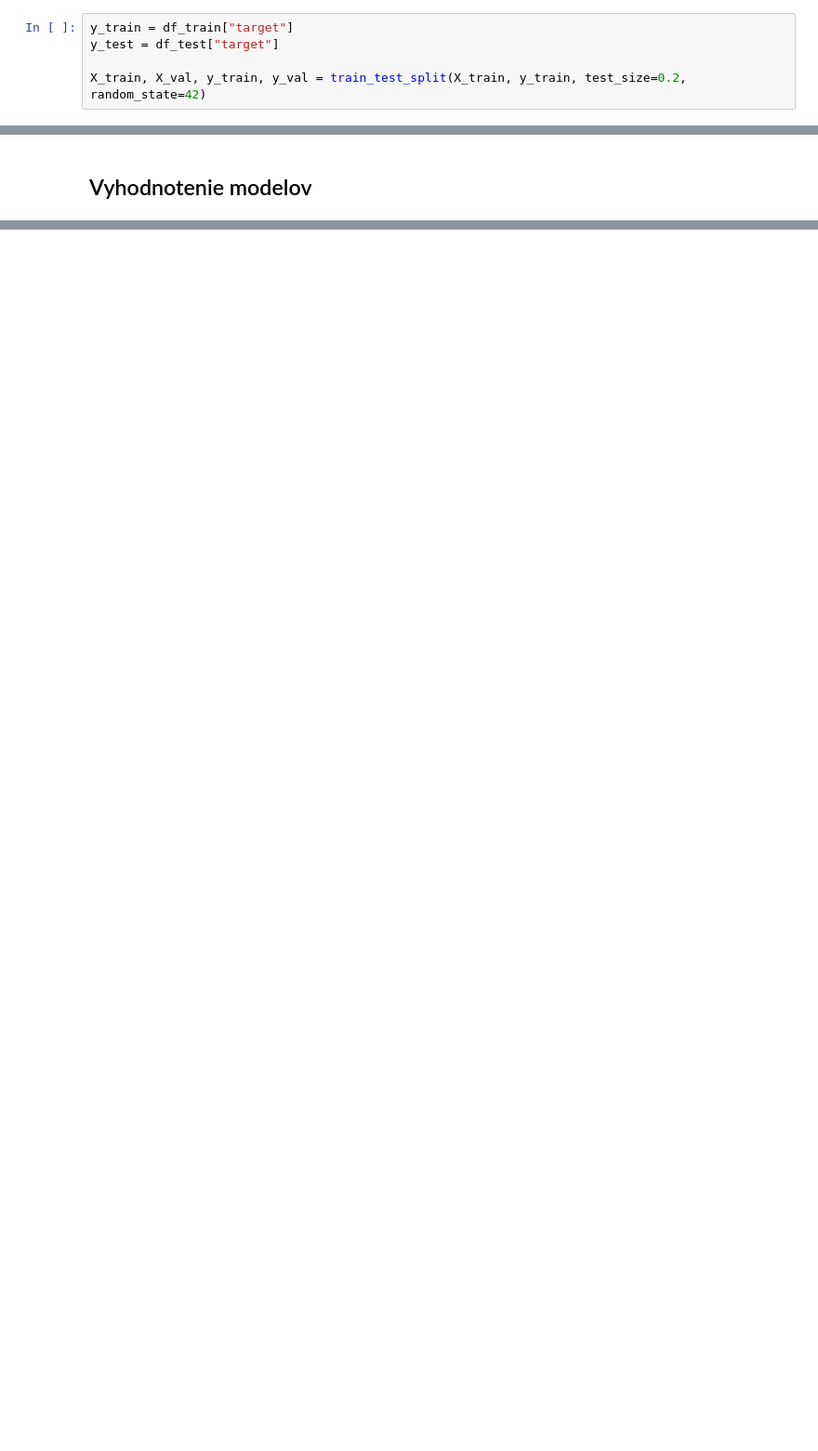
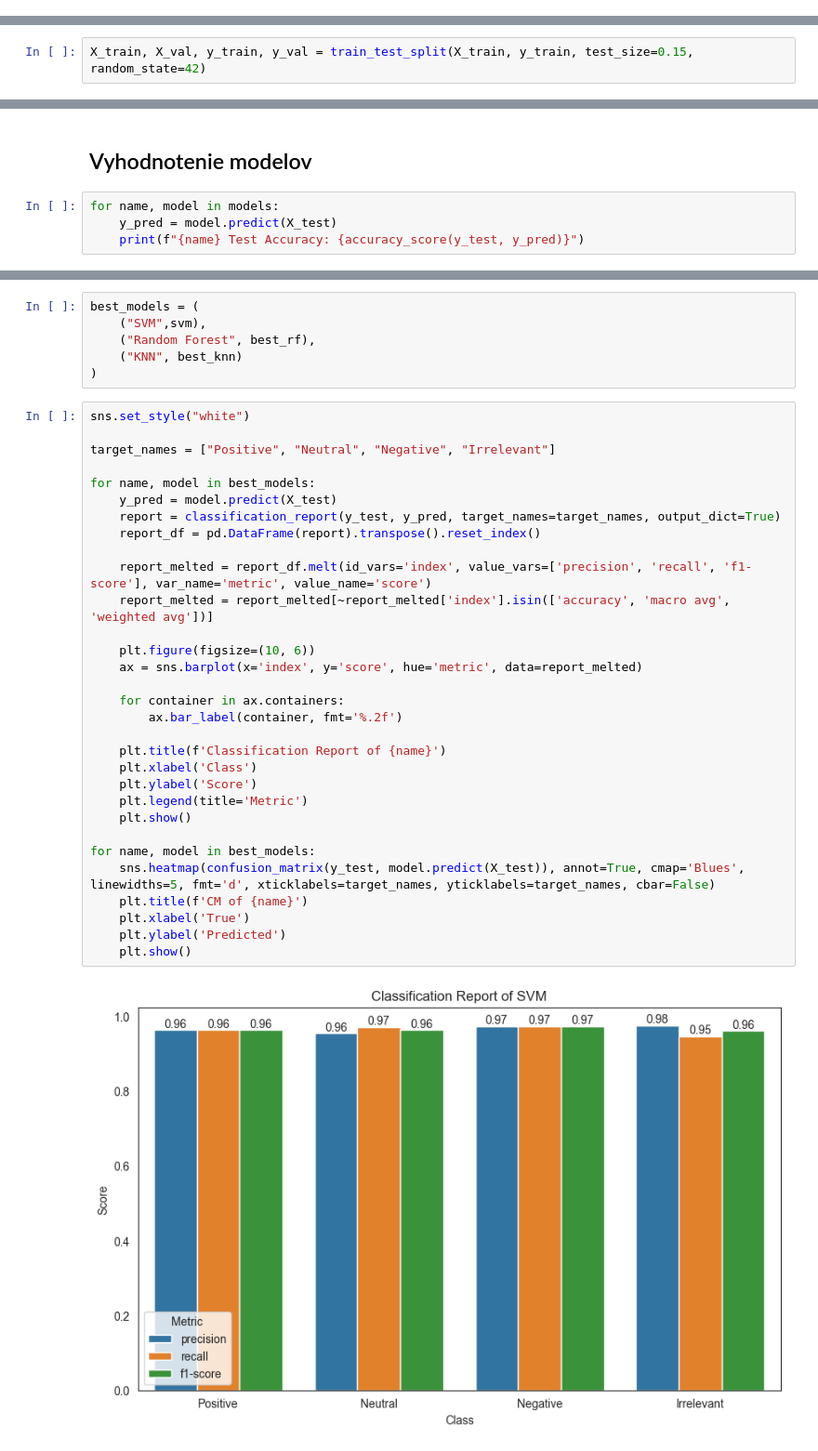
Before and after one commit to M4jkky/MZ-Sentiment-Analysis, a Jupyter notebook: sentiment-analysis.ipynb, the cells around one changed output, grey strips where cells are left out. Shown at 93% size. Drawn from its saved outputs; the diff is of its cells as text; blank space fills up the shorter version.

```diff
--- a/sentiment-analysis.ipynb
+++ b/sentiment-analysis.ipynb
@@ -190,5 +166,0 @@ df_train.head(10)
-# %%
-y_train = df_train["target"]
-y_test = df_test["target"]
-
-X_train, X_val, y_train, y_val = train_test_split(X_train, y_train, test_size=0.2, random_state=42)
@@ -195,2 +169,4 @@ X_train, X_val, y_train, y_val = train_test_split(X_train, y_train, test_size=0.
+# %%
+X_train, X_val, y_train, y_val = train_test_split(X_train, y_train, test_size=0.15, random_state=42)
 # %% [markdown]
 ## Modelovanie
@@ -197,2 +199,6 @@ X_train, X_val, y_train, y_val = train_test_split(X_train, y_train, test_size=0.
 # %% [markdown]
 ## Vyhodnotenie modelov
+# %%
+for name, model in models:
+    y_pred = model.predict(X_test)
+    print(f"{name} Test Accuracy: {accuracy_score(y_test, y_pred)}")
@@ -198,0 +215,39 @@ X_train, X_val, y_train, y_val = train_test_split(X_train, y_train, test_size=0.
+# %%
+best_models = (
+    ("SVM",svm),
+    ("Random Forest", best_rf),
+    ("KNN", best_knn)
+)
+# %%
+sns.set_style("white")
+
+target_names = ["Positive", "Neutral", "Negative", "Irrelevant"]
+
+for name, model in best_models:
+    y_pred = model.predict(X_test)
+    report = classification_report(y_test, y_pred, target_names=target_names, output_dict=True)
+    report_df = pd.DataFrame(report).transpose().reset_index()
+
+    report_melted = report_df.melt(id_vars='index', value_vars=['precision', 'recall', 'f1-score'], var_name='metric', value_name='score')
+    report_melted = report_melted[~report_melted['index'].isin(['accuracy', 'macro avg', 'weighted avg'])]
+
+    plt.figure(figsize=(10, 6))
+    ax = sns.barplot(x='index', y='score', hue='metric', data=report_melted)
+
+    for container in ax.containers:
+        ax.bar_label(container, fmt='%.2f')
+
+    plt.title(f'Classification Report of {name}')
+    plt.xlabel('Class')
+    plt.ylabel('Score')
+    plt.legend(title='Metric')
+    plt.show()
+
+for name, model in best_models:
+    sns.heatmap(confusion_matrix(y_test, model.predict(X_test)), annot=True, cmap='Blues', linewidths=5, fmt='d', xticklabels=target_names, yticklabels=target_names, cbar=False)
+    plt.title(f'CM of {name}')
+    plt.xlabel('True')
+    plt.ylabel('Predicted')
+    plt.show()
+# %% [output]
+[figure, added]
```
Also changed, not shown: parts of 25 cells of this notebook, 2 other files.
